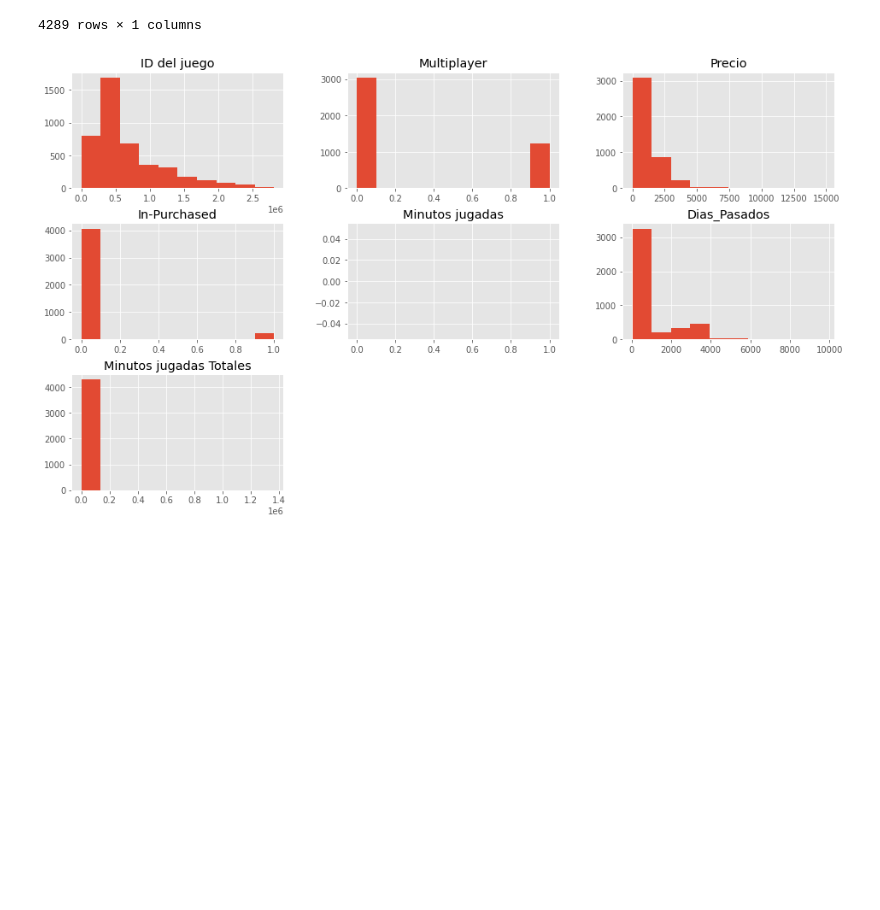
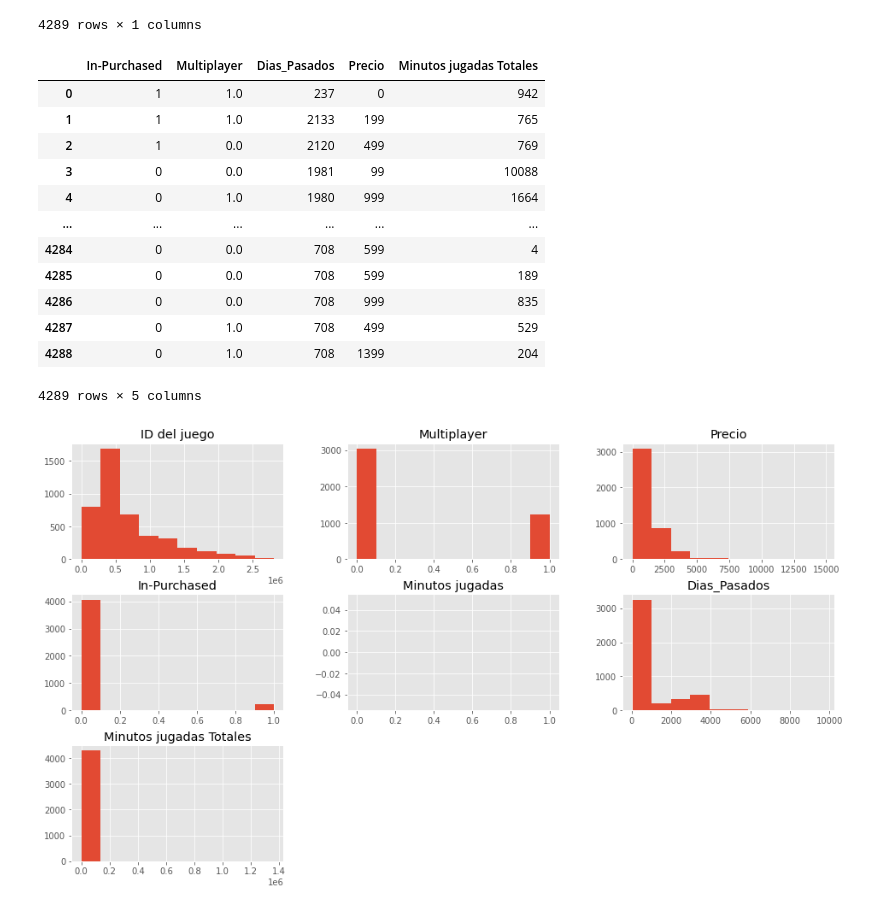
Before and after one commit to croissantiuu/proyecto-big-data, a Jupyter notebook: app/Pruebas/Hipotesis3 V3.ipynb, the cells around one changed output. Drawn from its saved outputs; the diff is of its cells as text; code cells hidden in the pictures; blank space fills up the shorter version.

```diff
--- a/app/Pruebas/Hipotesis3 V3.ipynb
+++ b/app/Pruebas/Hipotesis3 V3.ipynb
@@ -75,6 +75,24 @@ var_y
 | 4287 | 529 |
 | 4288 | 204 |
 4289 rows × 1 columns
+# %%
+var_dpindp = ['In-Purchased', 'Multiplayer', 'Dias_Pasados','Precio','Minutos jugadas Totales']
+var_z = data1[var_dpindp]
+var_z
+# %% [output]
+|  | In-Purchased | Multiplayer | Dias_Pasados | Precio | Minutos jugadas Totales |
+| 0 | 1 | 1.0 | 237 | 0 | 942 |
+| 1 | 1 | 1.0 | 2133 | 199 | 765 |
+| 2 | 1 | 0.0 | 2120 | 499 | 769 |
+| 3 | 0 | 0.0 | 1981 | 99 | 10088 |
+| 4 | 0 | 1.0 | 1980 | 999 | 1664 |
+| ... | ... | ... | ... | ... | ... |
+| 4284 | 0 | 0.0 | 708 | 599 | 4 |
+| 4285 | 0 | 0.0 | 708 | 599 | 189 |
+| 4286 | 0 | 0.0 | 708 | 999 | 835 |
+| 4287 | 0 | 1.0 | 708 | 499 | 529 |
+| 4288 | 0 | 1.0 | 708 | 1399 | 204 |
+4289 rows × 5 columns
 # %%
 data1.hist()
 plt.show()
```
Also changed, not shown: parts of 3 cells of this notebook, 3 other files.
